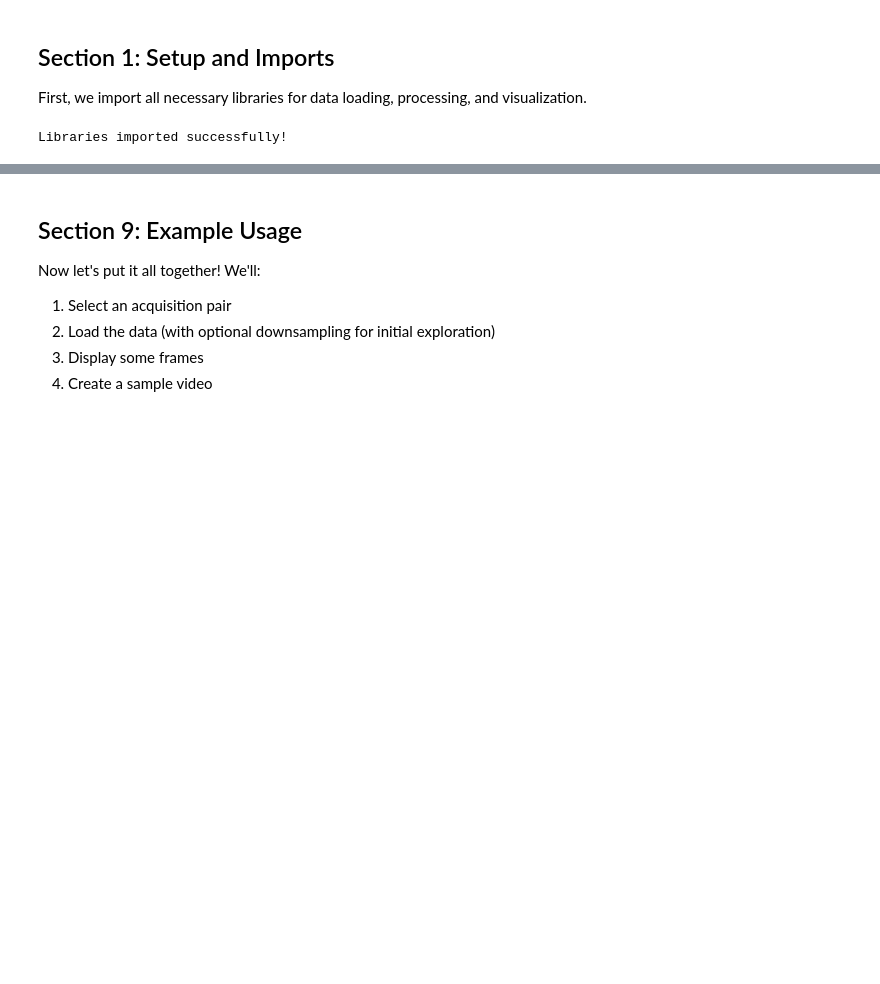
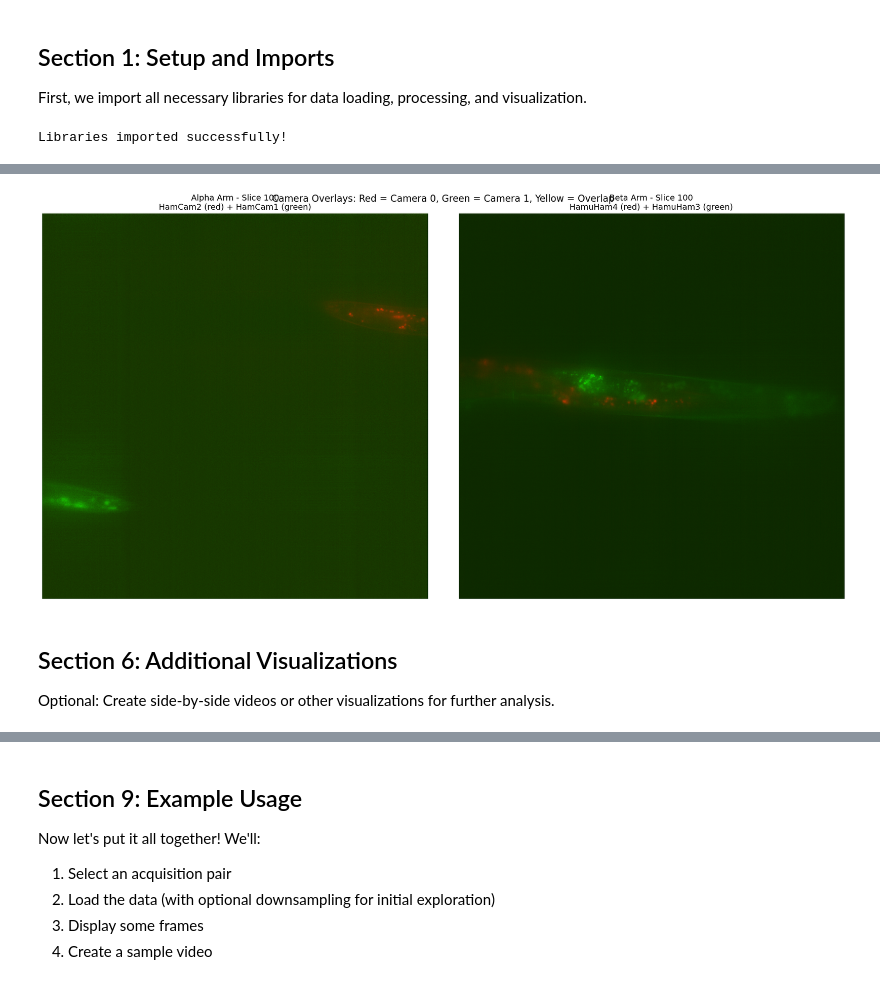
Before and after one commit to qsimeon/dispim_data, a Jupyter notebook: dispim_visualization.ipynb, the cells around one changed output, grey strips where cells are left out. Saved outputs shown, nothing was run; the diff lists cells and outputs as text; code cells hidden in the pictures; blank space fills up the shorter version.

```diff
--- a/dispim_visualization.ipynb
+++ b/dispim_visualization.ipynb
@@ -970,0 +261,47 @@ Interactive viewer class defined!
+# %%
+# Display a single slice overlay for closer inspection
+if alpha_data is not None and beta_data is not None:
+    # Select a slice in the middle of the volume
+    slice_idx = alpha_data.shape[0] // 2
+
+    # Extract camera images
+    alpha_cam0 = alpha_data[slice_idx, 0, :, :]
+    alpha_cam1 = alpha_data[slice_idx, 1, :, :]
+    beta_cam0 = beta_data[slice_idx, 0, :, :]
+    beta_cam1 = beta_data[slice_idx, 1, :, :]
+
+    # Create overlays
+    alpha_overlay = create_camera_overlay(alpha_cam0, alpha_cam1,
+                                         alpha_meta['channel_names'][0],
+                                         alpha_meta['channel_names'][1])
+    beta_overlay = create_camera_overlay(beta_cam0, beta_cam1,
+                                        beta_meta['channel_names'][0],
+                                        beta_meta['channel_names'][1])
+
+    # Display side by side
+    fig, axes = plt.subplots(1, 2, figsize=(20, 10))
+
+    axes[0].imshow(alpha_overlay, aspect='equal')
+    axes[0].axis('off')
+    axes[0].set_title(f'Alpha Arm - Slice {slice_idx}\n'
+                     f'{alpha_meta["channel_names"][0]} (red) + {alpha_meta["channel_names"][1]} (green)',
+                     fontsize=14)
+
+    axes[1].imshow(beta_overlay, aspect='equal')
+    axes[1].axis('off')
+    axes[1].set_title(f'Beta Arm - Slice {slice_idx}\n'
+                     f'{beta_meta["channel_names"][0]} (red) + {beta_meta["channel_names"][1]} (green)',
+                     fontsize=14)
+
+    plt.suptitle('Camera Overlays: Red = Camera 0, Green = Camera 1, Yellow = Overlap',
+                 fontsize=16)
+    plt.tight_layout()
+    plt.show()
+else:
+    print("No data loaded to display.")
+# %% [output]
+[figure, added]
+# %% [markdown]
+## Section 6: Additional Visualizations
+
+Optional: Create side-by-side videos or other visualizations for further analysis.
```
Also changed, not shown: parts of 32 cells of this notebook, 1 other file.
